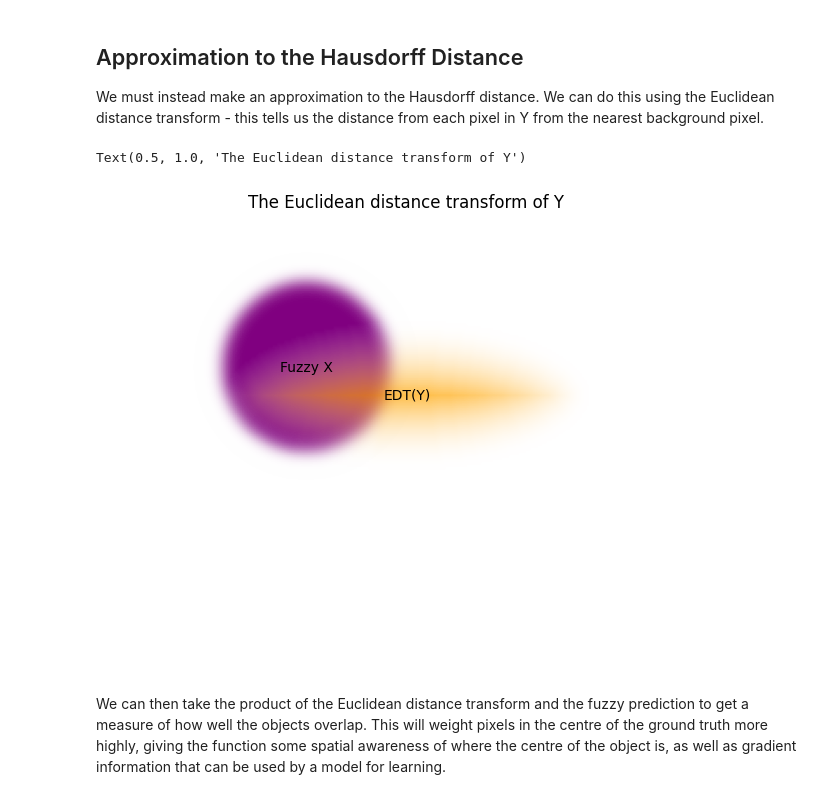
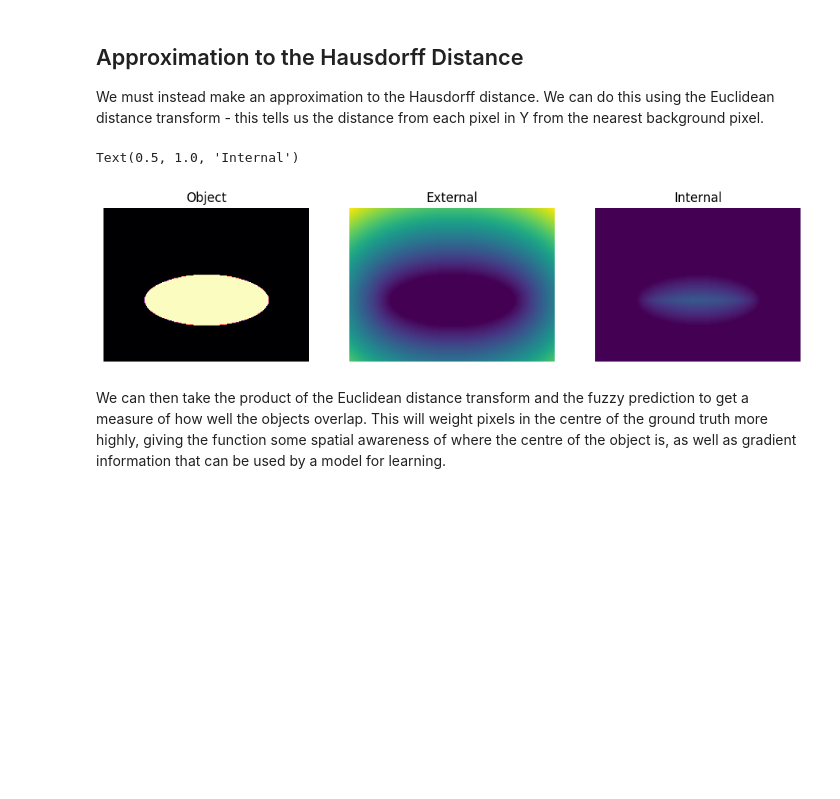
Before and after one commit to JGIBristol/fish_test, a Jupyter notebook: haussdorf_loss.ipynb, the cells around one changed output. Cells and saved outputs as stored; diff of their text form; code cells hidden in the pictures; blank space fills up the shorter version.

```diff
--- a/haussdorf_loss.ipynb
+++ b/haussdorf_loss.ipynb
@@ -149,10 +161,24 @@ y_edt = distance_transform_edt(y)
-# %%
-fig, axis = plot_objects(fuzzy_x, y_edt, xlabel="Fuzzy X", ylabel="EDT(Y)")
-
-axis.set_title("The Euclidean distance transform of Y")
-# %% [output]
-Text(0.5, 1.0, 'The Euclidean distance transform of Y')
-[figure, removed]
+# %%
+fig, axes = plt.subplots(1, 3, figsize=(12, 4))
+
+for axis in axes:
+    axis.set_axis_off()
+
+plot_kw = {"origin": "lower", "cmap": "magma"}
+axes[0].imshow(y.T, **plot_kw)
+
+plot_kw["cmap"] = "viridis"
+plot_kw["vmin"] = 0
+plot_kw["vmax"] = max(external_y.max(), internal_y.max())
+axes[1].imshow(external_y.T, **plot_kw)
+axes[2].imshow(internal_y.T, **plot_kw)
+
+axes[0].set_title("Object")
+axes[1].set_title("External")
+axes[2].set_title("Internal")
+# %% [output]
+Text(0.5, 1.0, 'Internal')
+[figure, added]
 # %% [markdown]
 We can then take the product of the Euclidean distance transform and the fuzzy prediction to get a measure of how well the objects overlap.
 This will weight pixels in the centre of the ground truth more highly, giving the function some spatial awareness of where the centre of the object is, as well as gradient information that can be used by a model for learning.
```
Also changed, not shown: parts of 5 cells of this notebook.
